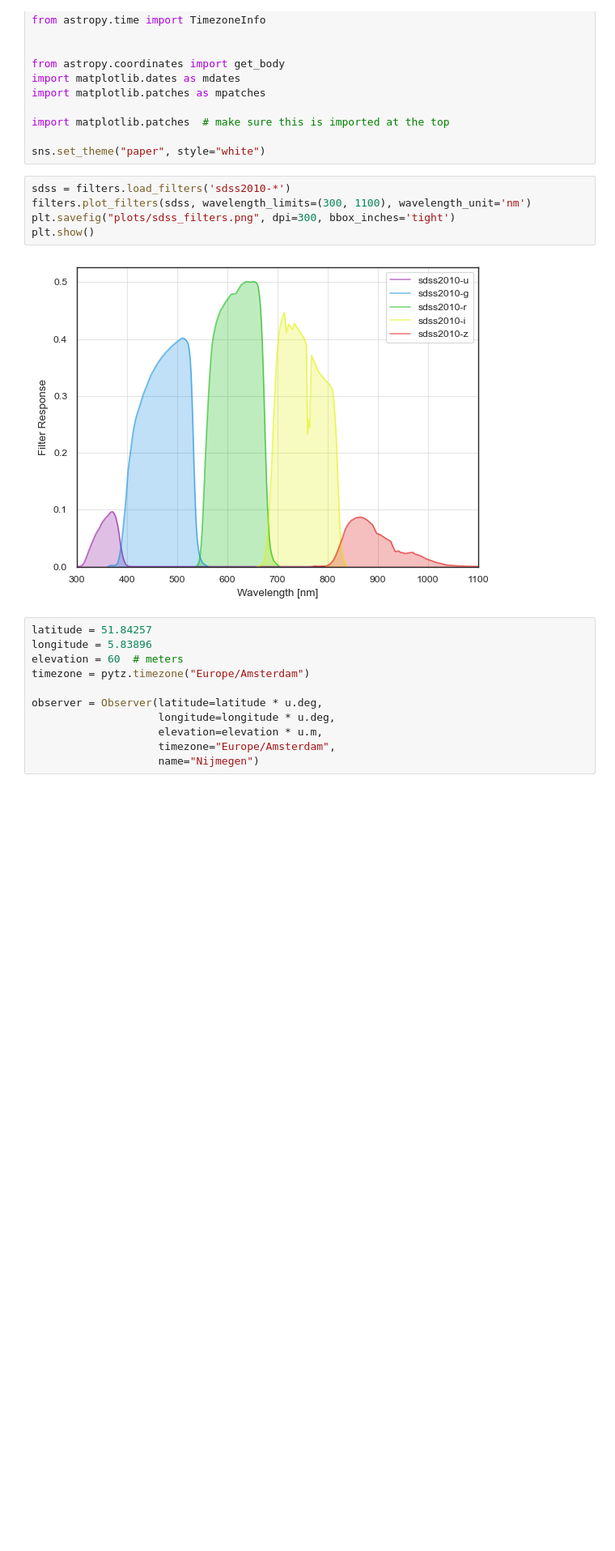
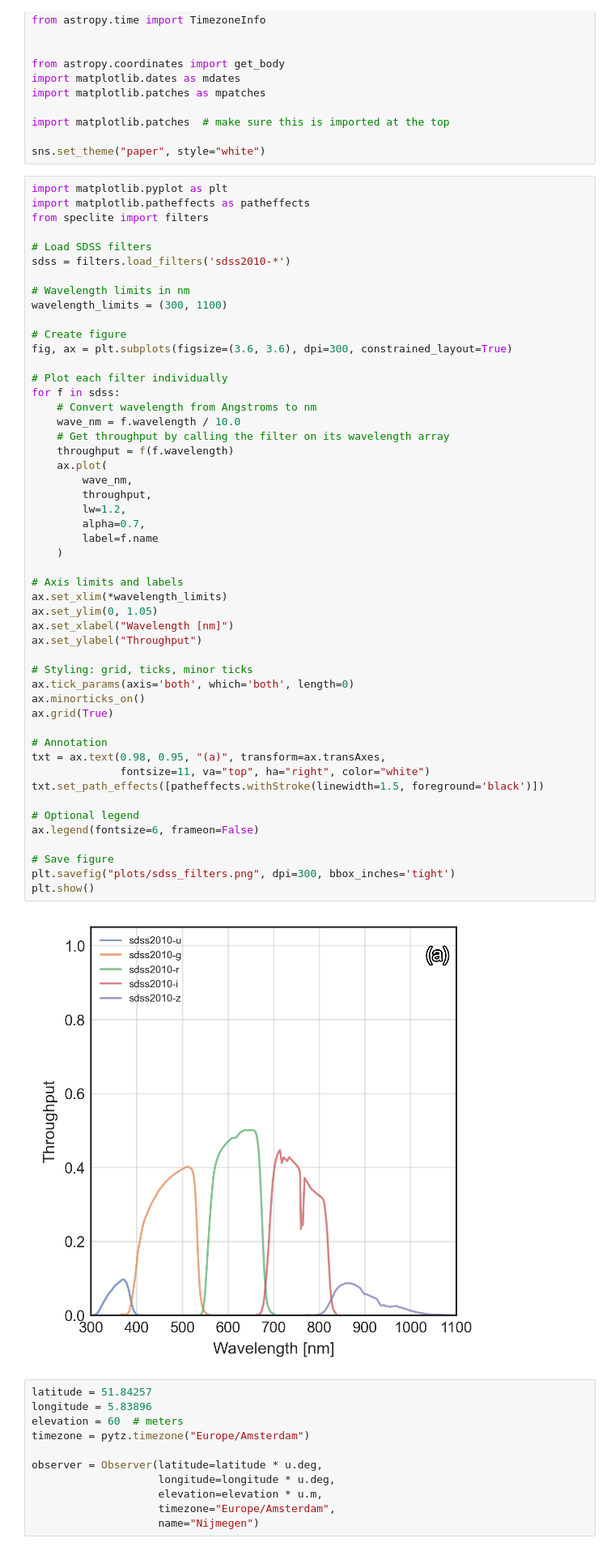
Before and after one commit to KevinLeenaerts/Observational-Astronomy, a Jupyter notebook: Plots.ipynb, the cells around one changed output. Shown at 81% size. Cells and saved outputs as stored; diff of their text form; blank space fills up the shorter version.

Commit message:
Graphing improvements

```diff
--- a/Plots.ipynb
+++ b/Plots.ipynb
@@ -24,12 +24,57 @@ import matplotlib.patches  # make sure this is imported at the top
 
 sns.set_theme("paper", style="white")
 # %%
+import matplotlib.pyplot as plt
+import matplotlib.patheffects as patheffects
+from speclite import filters
+
+# Load SDSS filters
 sdss = filters.load_filters('sdss2010-*')
-filters.plot_filters(sdss, wavelength_limits=(300, 1100), wavelength_unit='nm')
+
+# Wavelength limits in nm
+wavelength_limits = (300, 1100)
+
+# Create figure
+fig, ax = plt.subplots(figsize=(3.6, 3.6), dpi=300, constrained_layout=True)
+
+# Plot each filter individually
+for f in sdss:
+    # Convert wavelength from Angstroms to nm
+    wave_nm = f.wavelength / 10.0
+    # Get throughput by calling the filter on its wavelength array
+    throughput = f(f.wavelength)
+    ax.plot(
+        wave_nm,
+        throughput,
+        lw=1.2,
+        alpha=0.7,
+        label=f.name
+    )
+
+# Axis limits and labels
+ax.set_xlim(*wavelength_limits)
+ax.set_ylim(0, 1.05)
+ax.set_xlabel("Wavelength [nm]")
+ax.set_ylabel("Throughput")
+
+# Styling: grid, ticks, minor ticks
+ax.tick_params(axis='both', which='both', length=0)
+ax.minorticks_on()
+ax.grid(True)
+
+# Annotation
+txt = ax.text(0.98, 0.95, "(a)", transform=ax.transAxes,
+              fontsize=11, va="top", ha="right", color="white")
+txt.set_path_effects([patheffects.withStroke(linewidth=1.5, foreground='black')])
+
+# Optional legend
+ax.legend(fontsize=6, frameon=False)
+
+# Save figure
 plt.savefig("plots/sdss_filters.png", dpi=300, bbox_inches='tight')
 plt.show()
 # %% [output]
-[figure, old version]
+[figure, new version]
 # %%
 latitude = 51.84257
 longitude = 5.83896
```
Also changed, not shown: parts of 3 cells of this notebook, 14 other files.
